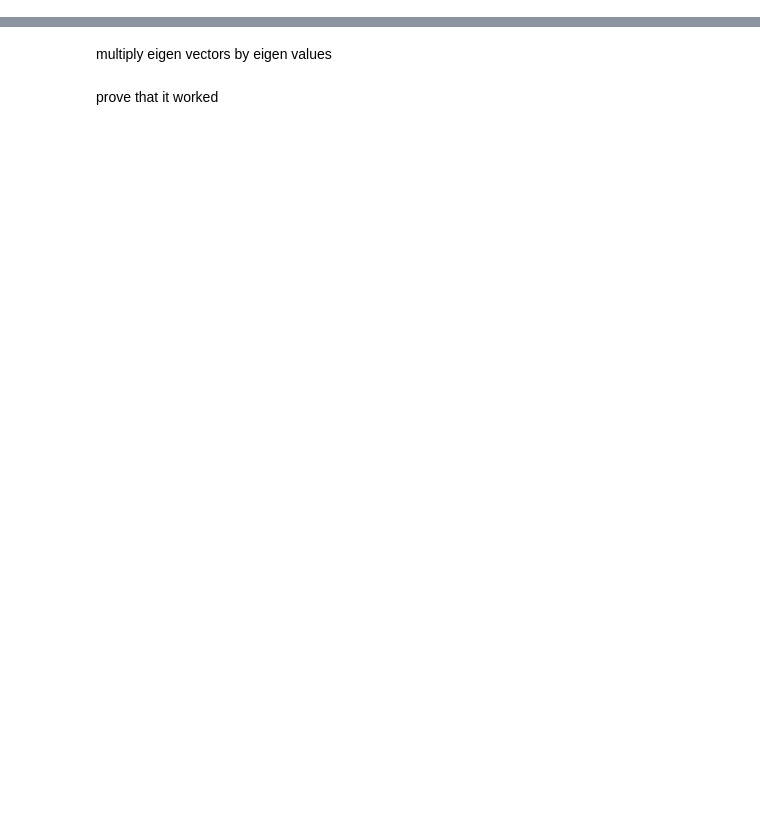
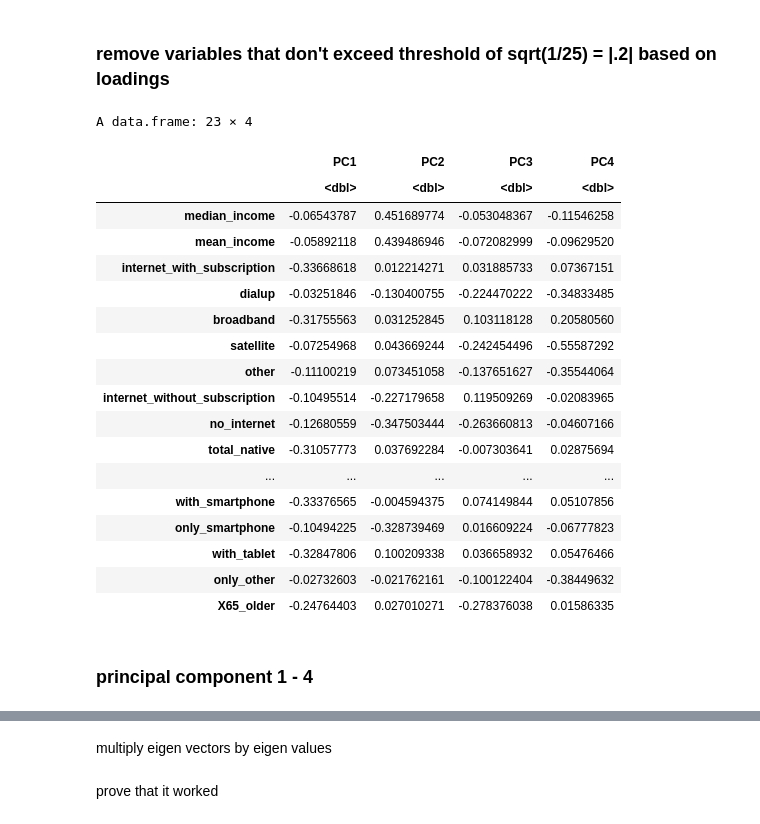
Before and after one commit to nicholasptran/eastern-washington-digital-equity, a Jupyter notebook: app/notebooks_and_testing/pc.ipynb, the cells around one changed output, grey strips where cells are left out. Cells and saved outputs as stored; diff of their text form; code cells hidden in the pictures; blank space fills up the shorter version.

```diff
--- a/app/notebooks_and_testing/pc.ipynb
+++ b/app/notebooks_and_testing/pc.ipynb
@@ -31,0 +71,30 @@ eigen_value
+# %% [markdown]
+### remove variables that don't exceed threshold of sqrt(1/25) = |.2| based on loadings
+# %%
+loadings <- loadings %>%
+    as.data.frame() %>%
+    filter(!(row.names(.) %in% c('with_other', 'only_tablet')))
+
+loadings
+# %% [output]
+A data.frame: 23 × 4
+|  | PC1 | PC2 | PC3 | PC4 |
+|  | <dbl> | <dbl> | <dbl> | <dbl> |
+| median_income | -0.06543787 | 0.451689774 | -0.053048367 | -0.11546258 |
+| mean_income | -0.05892118 | 0.439486946 | -0.072082999 | -0.09629520 |
+| internet_with_subscription | -0.33668618 | 0.012214271 | 0.031885733 | 0.07367151 |
+| dialup | -0.03251846 | -0.130400755 | -0.224470222 | -0.34833485 |
+| broadband | -0.31755563 | 0.031252845 | 0.103118128 | 0.20580560 |
+| satellite | -0.07254968 | 0.043669244 | -0.242454496 | -0.55587292 |
+| other | -0.11100219 | 0.073451058 | -0.137651627 | -0.35544064 |
+| internet_without_subscription | -0.10495514 | -0.227179658 | 0.119509269 | -0.02083965 |
+| no_internet | -0.12680559 | -0.347503444 | -0.263660813 | -0.04607166 |
+| total_native | -0.31057773 | 0.037692284 | -0.007303641 | 0.02875694 |
+| ... | ... | ... | ... | ... |
+| with_smartphone | -0.33376565 | -0.004594375 | 0.074149844 | 0.05107856 |
+| only_smartphone | -0.10494225 | -0.328739469 | 0.016609224 | -0.06777823 |
+| with_tablet | -0.32847806 | 0.100209338 | 0.036658932 | 0.05476466 |
+| only_other | -0.02732603 | -0.021762161 | -0.100122404 | -0.38449632 |
+| X65_older | -0.24764403 | 0.027010271 | -0.278376038 | 0.01586335 |
+# %% [markdown]
+### principal component 1 - 4
```
Also changed, not shown: parts of 25 cells of this notebook, 1 other file.
